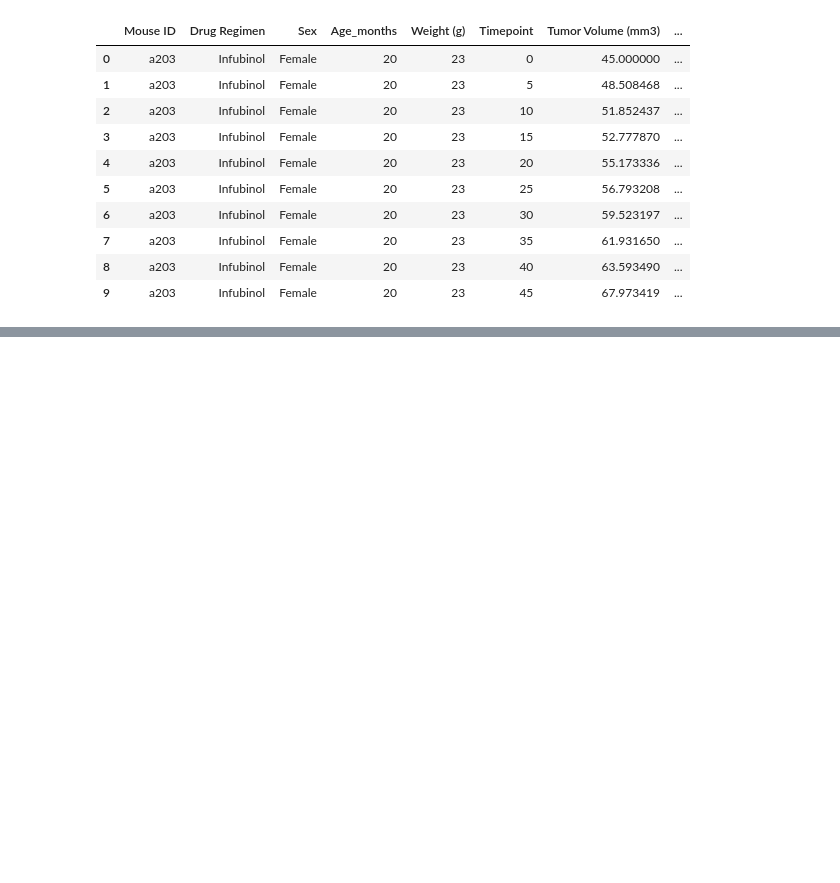
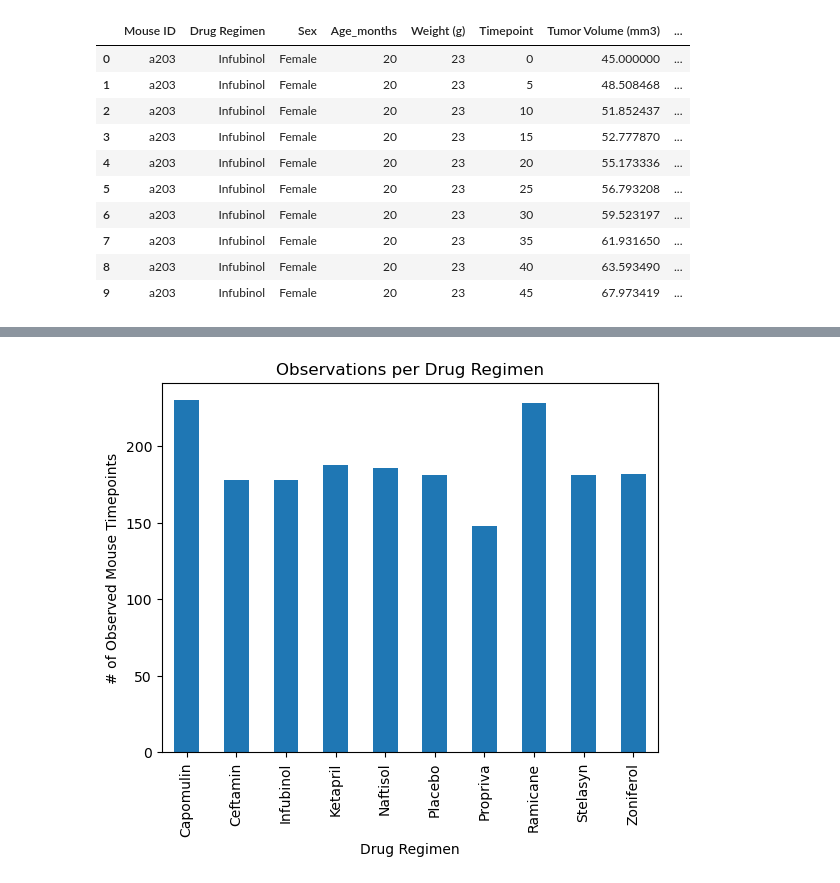
Before and after one commit to Neelka96/matplotlib-challenge, a Jupyter notebook: Pymaceuticals/main.ipynb, the cells around one changed output, grey strips where cells are left out. Saved outputs shown, nothing was run; the diff lists cells and outputs as text; code cells hidden in the pictures; blank space fills up the shorter version.

```diff
--- a/Pymaceuticals/main.ipynb
+++ b/Pymaceuticals/main.ipynb
@@ -63,0 +68,14 @@ mergeData_df.head(10)
+# %%
+# DATAFRAME CHECKING AND CLEANUP:
+
+# Column Re-organization and Rename
+mergeData_df = mergeData_df.rename(columns = {
+    'Age_months': 'Age (Months)'
+    })[
+    ['Mouse ID', 'Timepoint', 'Tumor Volume (mm3)', 'Metastatic Sites',
+    'Drug Regimen', 'Sex', 'Age (Months)', 'Weight (g)']
+    ]
+
+# Check # of mice in df (unique Mouse ID's)
+mouseID_list = mergeData_df['Mouse ID'].unique()
+print(len(mouseID_list))
@@ -82,0 +209,12 @@ a203
+# %%
+# Generate a bar plot showing the total number of rows (Mouse ID/Timepoints) for each drug regimen using pyplot.
+xAxis = np.arange(len(mouse_byDrug))
+plt.bar(xAxis, mouse_byDrug, align = 'center', width = 0.5)
+plt.xticks(xAxis, mouse_byDrug.index, rotation = 90)
+plt.xlabel('Drug Regimen')
+plt.xlim((xAxis[0] - 0.5), (xAxis[-1] + 0.5))
+plt.ylabel('# of Observed Mouse Timepoints')
+plt.title('Observations per Drug Regimen')
+plt.show()
+# %% [output]
+[figure, added]
```
Also changed, not shown: parts of 26 cells of this notebook.
